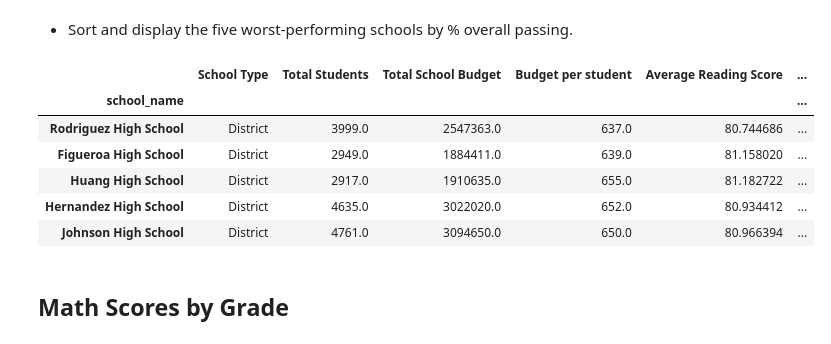
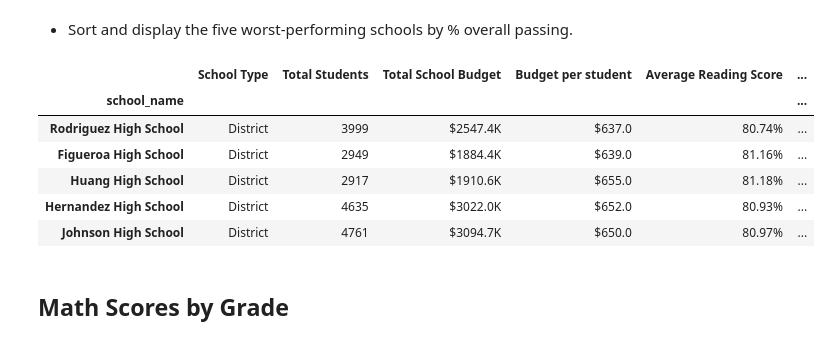
Before and after one commit to granginderpreet/pandas-challenge, a Jupyter notebook: PyCitySchools/PyCitySchools_starter.ipynb, the cells around one changed output. Cells and saved outputs as stored; diff of their text form; code cells hidden in the pictures.

```diff
--- a/PyCitySchools/PyCitySchools_starter.ipynb
+++ b/PyCitySchools/PyCitySchools_starter.ipynb
@@ -150,15 +150,15 @@ def format2(x):
 def format3(x):
     return "{:.0f}".format(x)
 
-grouped_schools_summary_final_df1=grouped_schools_summary_final_df
-#grouped_schools_summary_final_df1["Total School Budget"]=grouped_schools_summary_final_df1["Total School Budget"].apply(format)
-#grouped_schools_summary_final_df1["Budget per student"]=grouped_schools_summary_final_df1["Budget per student"].apply(format1)
-#grouped_schools_summary_final_df1["Average Reading Score"]=grouped_schools_summary_final_df1["Average Reading Score"].apply(format2)
-#grouped_schools_summary_final_df1["Average Math Score"]=grouped_schools_summary_final_df1["Average Math Score"].apply(format2)
-#grouped_schools_summary_final_df1["% Passing Math Score"]=grouped_schools_summary_final_df1["% Passing Math Score"].apply(format2)
-#grouped_schools_summary_final_df1["% Passing Reading Score"]=grouped_schools_summary_final_df1["% Passing Reading Score"].apply(format2)
-#grouped_schools_summary_final_df1["% Passing Overall Score"]=grouped_schools_summary_final_df1["% Passing Overall Score"].apply(format2)
-#grouped_schools_summary_final_df1["Total Students"]=grouped_schools_summary_final_df1["Total Students"].apply(format3)
+grouped_schools_summary_final_df1=grouped_schools_summary_final_df.copy()
+grouped_schools_summary_final_df1["Total School Budget"]=grouped_schools_summary_final_df1["Total School Budget"].apply(format)
+grouped_schools_summary_final_df1["Budget per student"]=grouped_schools_summary_final_df1["Budget per student"].apply(format1)
+grouped_schools_summary_final_df1["Average Reading Score"]=grouped_schools_summary_final_df1["Average Reading Score"].apply(format2)
+grouped_schools_summary_final_df1["Average Math Score"]=grouped_schools_summary_final_df1["Average Math Score"].apply(format2)
+grouped_schools_summary_final_df1["% Passing Math Score"]=grouped_schools_summary_final_df1["% Passing Math Score"].apply(format2)
+grouped_schools_summary_final_df1["% Passing Reading Score"]=grouped_schools_summary_final_df1["% Passing Reading Score"].apply(format2)
+grouped_schools_summary_final_df1["% Passing Overall Score"]=grouped_schools_summary_final_df1["% Passing Overall Score"].apply(format2)
+grouped_schools_summary_final_df1["Total Students"]=grouped_schools_summary_final_df1["Total Students"].apply(format3)
 grouped_schools_summary_final_df1
 # %% [output]
 |  | School Type | Total Students | Total School Budget | Budget per student | Average Reading Score | ... |
@@ -199,15 +199,15 @@ grouped_schools_summary_final_df.sort_values("% Passing Overall Score",ascending
 # %% [markdown]
 * Sort and display the five worst-performing schools by % overall passing.
 # %%
-grouped_schools_summary_final_df.sort_values("% Passing Overall Score",ascending=True)[0:5]
+grouped_schools_summary_final_df1.sort_values("% Passing Overall Score",ascending=True)[0:5]
 # %% [output]
 |  | School Type | Total Students | Total School Budget | Budget per student | Average Reading Score | ... |
 | school_name |  |  |  |  |  | ... |
-| Rodriguez High School | District | 3999.0 | 2547363.0 | 637.0 | 80.744686 | ... |
-| Figueroa High School | District | 2949.0 | 1884411.0 | 639.0 | 81.158020 | ... |
-| Huang High School | District | 2917.0 | 1910635.0 | 655.0 | 81.182722 | ... |
-| Hernandez High School | District | 4635.0 | 3022020.0 | 652.0 | 80.934412 | ... |
-| Johnson High School | District | 4761.0 | 3094650.0 | 650.0 | 80.966394 | ... |
+| Rodriguez High School | District | 3999 | $2547.4K | $637.0 | 80.74% | ... |
+| Figueroa High School | District | 2949 | $1884.4K | $639.0 | 81.16% | ... |
+| Huang High School | District | 2917 | $1910.6K | $655.0 | 81.18% | ... |
+| Hernandez High School | District | 4635 | $3022.0K | $652.0 | 80.93% | ... |
+| Johnson High School | District | 4761 | $3094.7K | $650.0 | 80.97% | ... |
 # %% [markdown]
 ## Math Scores by Grade
 # %% [markdown]
```
Also changed, not shown: parts of 6 cells of this notebook, 1 other file.
